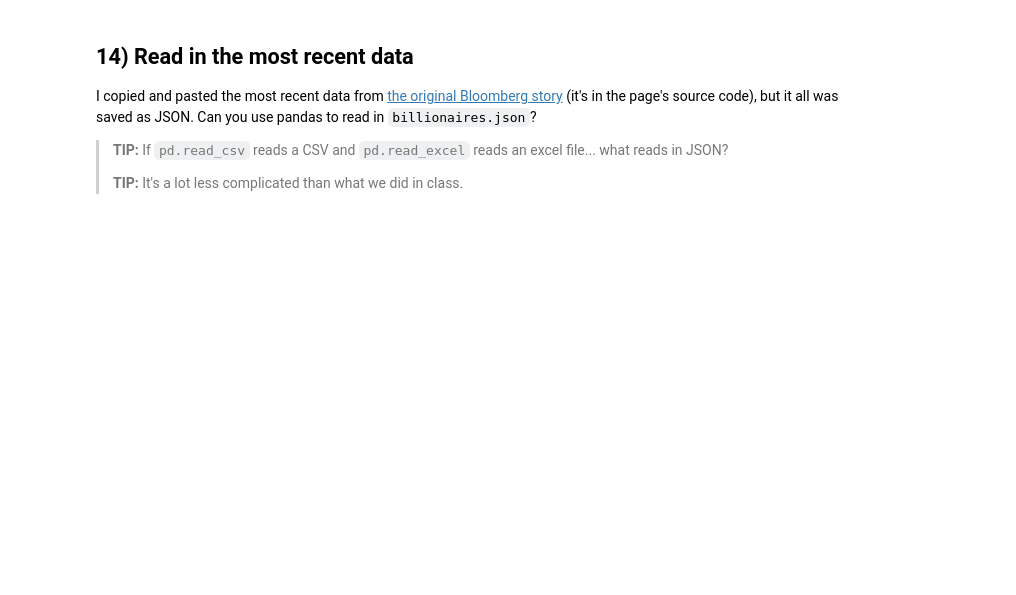
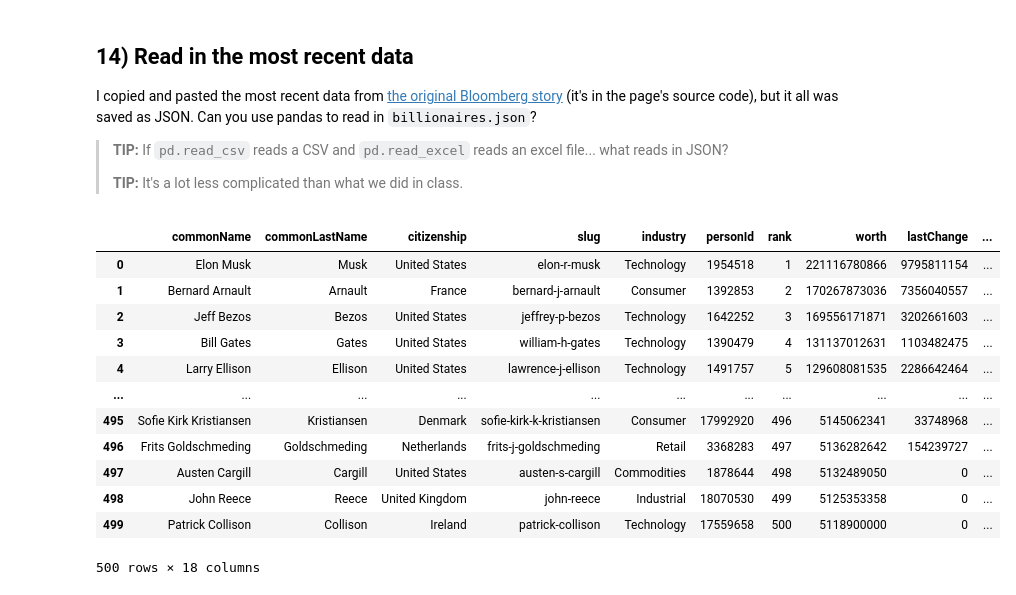
Before and after one commit to sabinahung/pandas_queries, a Jupyter notebook: 02-Billionaires.ipynb, the cells around one changed output. Cells and saved outputs as stored; diff of their text form; code cells hidden in the pictures; blank space fills up the shorter version.

```diff
--- a/02-Billionaires.ipynb
+++ b/02-Billionaires.ipynb
@@ -216,3 +277,20 @@ I copied and pasted the most recent data from [the original Bloomberg story](htt
 > **TIP:** If `pd.read_csv` reads a CSV and `pd.read_excel` reads an excel file... what reads in JSON?
 >
 > **TIP:** It's a lot less complicated than what we did in class.
+# %%
+df2 = pd.read_json('billionaires.json')
+df2
+# %% [output]
+|  | commonName | commonLastName | citizenship | slug | industry | personId | rank | worth | lastChange | ... |
+| 0 | Elon Musk | Musk | United States | elon-r-musk | Technology | 1954518 | 1 | 221116780866 | 9795811154 | ... |
+| 1 | Bernard Arnault | Arnault | France | bernard-j-arnault | Consumer | 1392853 | 2 | 170267873036 | 7356040557 | ... |
+| 2 | Jeff Bezos | Bezos | United States | jeffrey-p-bezos | Technology | 1642252 | 3 | 169556171871 | 3202661603 | ... |
+| 3 | Bill Gates | Gates | United States | william-h-gates | Technology | 1390479 | 4 | 131137012631 | 1103482475 | ... |
+| 4 | Larry Ellison | Ellison | United States | lawrence-j-ellison | Technology | 1491757 | 5 | 129608081535 | 2286642464 | ... |
+| ... | ... | ... | ... | ... | ... | ... | ... | ... | ... | ... |
+| 495 | Sofie Kirk Kristiansen | Kristiansen | Denmark | sofie-kirk-k-kristiansen | Consumer | 17992920 | 496 | 5145062341 | 33748968 | ... |
+| 496 | Frits Goldschmeding | Goldschmeding | Netherlands | frits-j-goldschmeding | Retail | 3368283 | 497 | 5136282642 | 154239727 | ... |
+| 497 | Austen Cargill | Cargill | United States | austen-s-cargill | Commodities | 1878644 | 498 | 5132489050 | 0 | ... |
+| 498 | John Reece | Reece | United Kingdom | john-reece | Industrial | 18070530 | 499 | 5125353358 | 0 | ... |
+| 499 | Patrick Collison | Collison | Ireland | patrick-collison | Technology | 17559658 | 500 | 5118900000 | 0 | ... |
+500 rows × 18 columns
```
Also changed, not shown: parts of 9 cells of this notebook.
